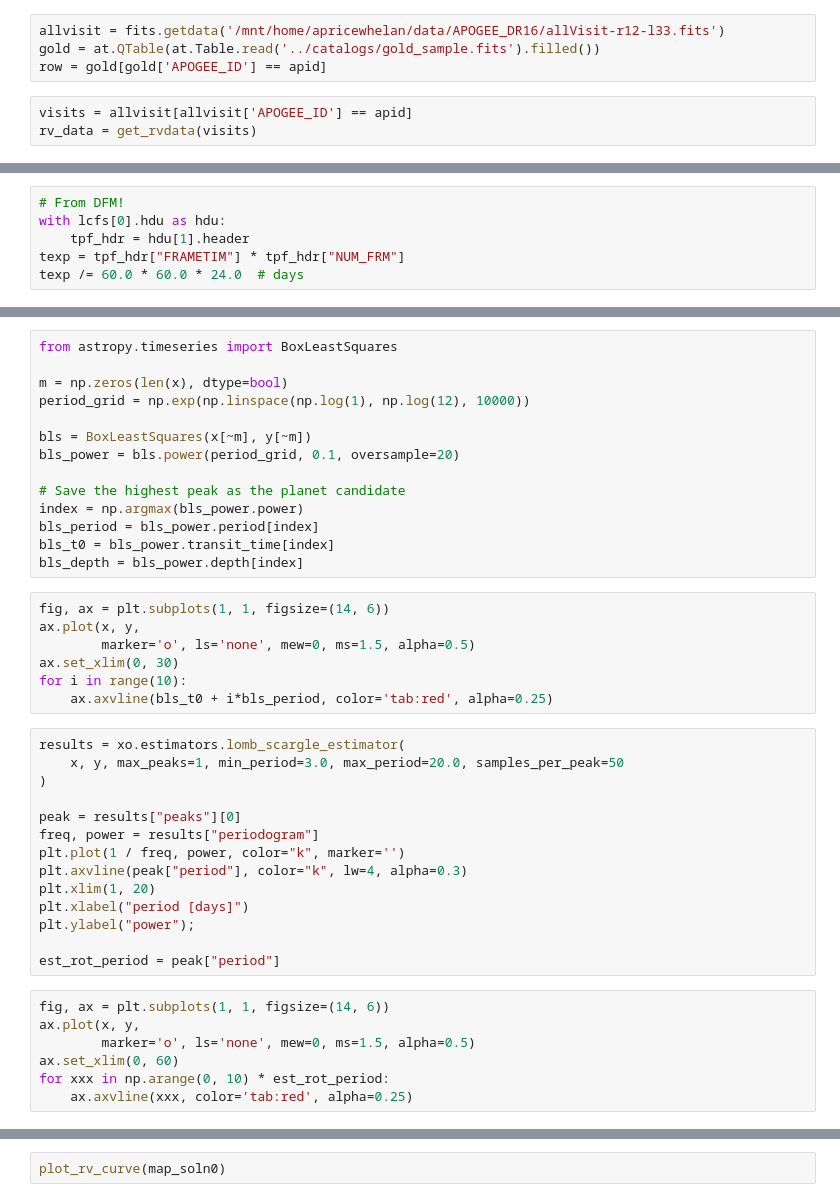
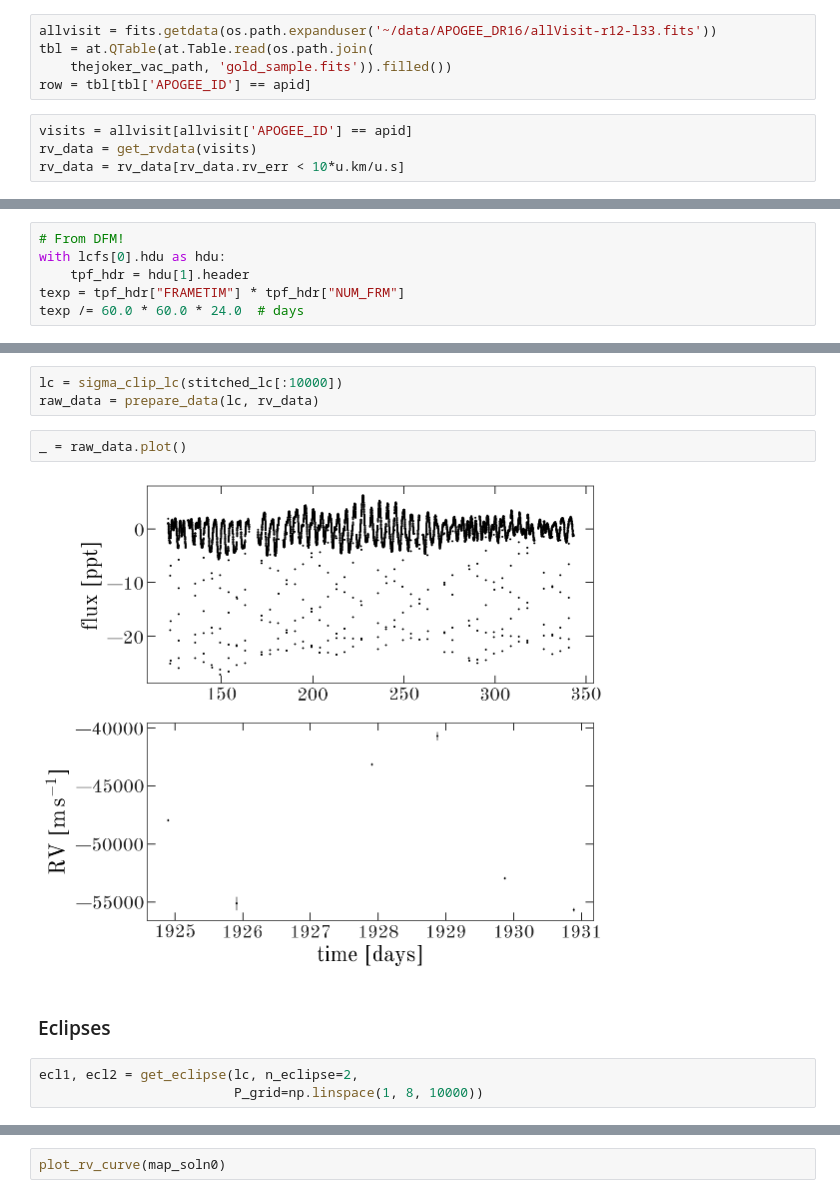
Before and after one commit to adrn/apogee-kepler-binaries, a Jupyter notebook: notebooks/Fit-2M19331065+4102072.ipynb, the cells around one changed output, grey strips where cells are left out. Cells and saved outputs as stored; diff of their text form.

```diff
--- a/notebooks/Fit-2M19331065+4102072.ipynb
+++ b/notebooks/Fit-2M19331065+4102072.ipynb
@@ -25,12 +35,14 @@ from hq.samples_analysis import extract_MAP_sample
 kepid = 'KIC 5795648'
 apid = '2M19331065+4102072'
 # %%
-allvisit = fits.getdata('/mnt/home/apricewhelan/data/APOGEE_DR16/allVisit-r12-l33.fits')
-gold = at.QTable(at.Table.read('../catalogs/gold_sample.fits').filled())
-row = gold[gold['APOGEE_ID'] == apid]
+allvisit = fits.getdata(os.path.expanduser('~/data/APOGEE_DR16/allVisit-r12-l33.fits'))
+tbl = at.QTable(at.Table.read(os.path.join(
+    thejoker_vac_path, 'gold_sample.fits')).filled())
+row = tbl[tbl['APOGEE_ID'] == apid]
 # %%
 visits = allvisit[allvisit['APOGEE_ID'] == apid]
 rv_data = get_rvdata(visits)
+rv_data = rv_data[rv_data.rv_err < 10*u.km/u.s]
 # %%
 sample = extract_MAP_sample(row)
 _ = tj.plot_phase_fold(data=rv_data, sample=sample)
@@ -95,42 +60,12 @@ fig.tight_layout()
-# %%
-from astropy.timeseries import BoxLeastSquares
-
-m = np.zeros(len(x), dtype=bool)
-period_grid = np.exp(np.linspace(np.log(1), np.log(12), 10000))
-
-bls = BoxLeastSquares(x[~m], y[~m])
-bls_power = bls.power(period_grid, 0.1, oversample=20)
-
-# Save the highest peak as the planet candidate
-index = np.argmax(bls_power.power)
-bls_period = bls_power.period[index]
-bls_t0 = bls_power.transit_time[index]
-bls_depth = bls_power.depth[index]
-# %%
-fig, ax = plt.subplots(1, 1, figsize=(14, 6))
-ax.plot(x, y,
-        marker='o', ls='none', mew=0, ms=1.5, alpha=0.5)
-ax.set_xlim(0, 30)
-for i in range(10):
-    ax.axvline(bls_t0 + i*bls_period, color='tab:red', alpha=0.25)
-# %%
-results = xo.estimators.lomb_scargle_estimator(
-    x, y, max_peaks=1, min_period=3.0, max_period=20.0, samples_per_peak=50
-)
-
-peak = results["peaks"][0]
-freq, power = results["periodogram"]
-plt.plot(1 / freq, power, color="k", marker='')
-plt.axvline(peak["period"], color="k", lw=4, alpha=0.3)
-plt.xlim(1, 20)
-plt.xlabel("period [days]")
-plt.ylabel("power");
-
-est_rot_period = peak["period"]
-# %%
-fig, ax = plt.subplots(1, 1, figsize=(14, 6))
-ax.plot(x, y,
-        marker='o', ls='none', mew=0, ms=1.5, alpha=0.5)
-ax.set_xlim(0, 60)
-for xxx in np.arange(0, 10) * est_rot_period:
-    ax.axvline(xxx, color='tab:red', alpha=0.25)
+# %%
+lc = sigma_clip_lc(stitched_lc[:10000])
+raw_data = prepare_data(lc, rv_data)
+# %%
+_ = raw_data.plot()
+# %% [output]
+[figure, added]
+# %% [markdown]
+### Eclipses
+# %%
+ecl1, ecl2 = get_eclipse(lc, n_eclipse=2,
+                         P_grid=np.linspace(1, 8, 10000))
```
Also changed, not shown: parts of 43 cells of this notebook.
